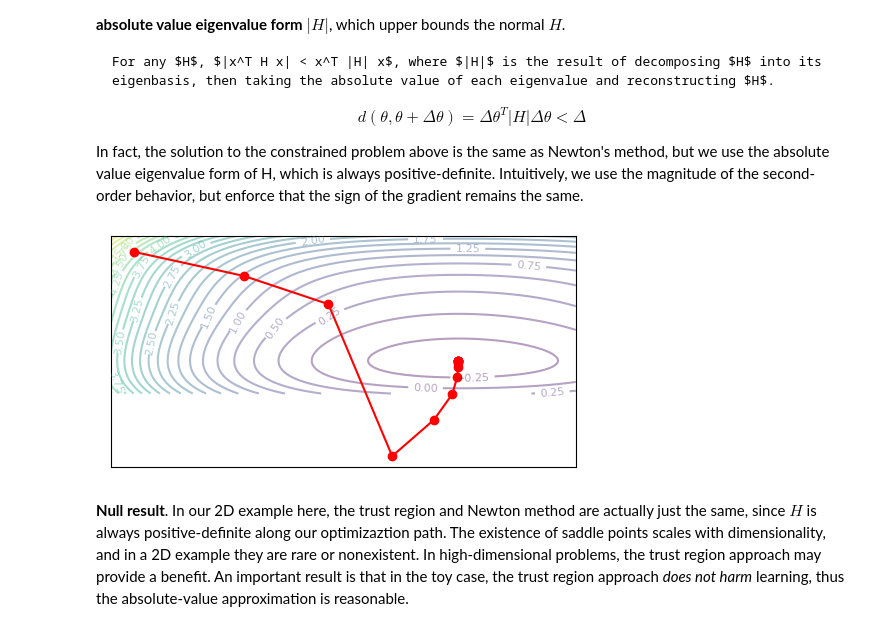
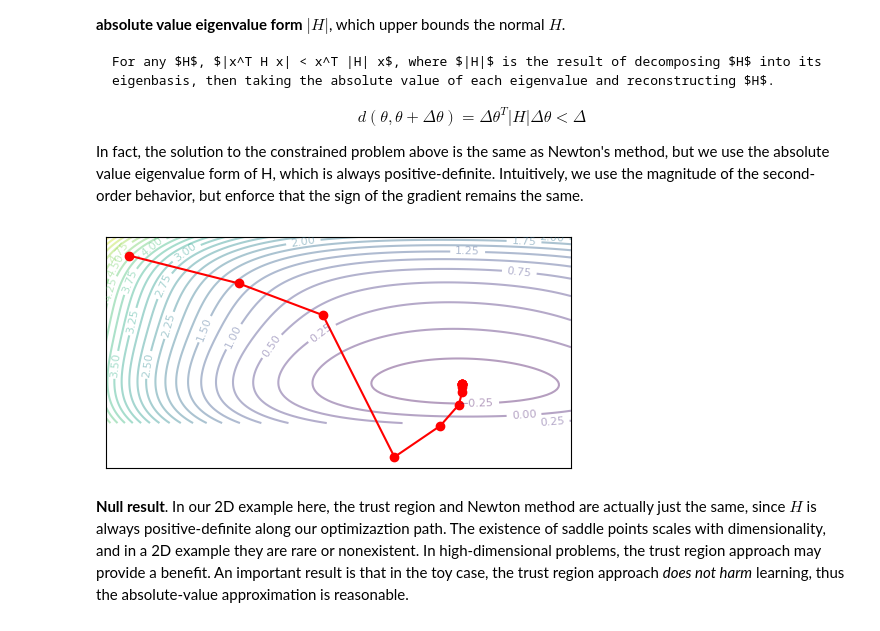
Before and after one commit to kvfrans/notes, a Jupyter notebook: 7-notes/second-order-optimization.ipynb, the cells around one changed output. Cells and saved outputs as stored; diff of their text form; code cells hidden in the pictures.

```diff
--- a/7-notes/second-order-optimization.ipynb
+++ b/7-notes/second-order-optimization.ipynb
@@ -75,7 +78,7 @@ def loss_fn(z):
     multipliers = jax.random.uniform(jax.random.PRNGKey(1), (8,))
     multipliers = multipliers.at[3].set(1)
     multipliers = multipliers.at[7].set(1)
-    return jnp.dot(all_polynomials, multipliers)
+    return jnp.dot(all_polynomials, multipliers) + 0.1 * (x * y)
 
 def plot_optim(optim_fn, opt_state, steps=15):
     iter_points = []
@@ -174,17 +177,17 @@ In fact, the solution to the constrained problem above is the same as Newton's m
 # %%
 @functools.partial(jax.jit, static_argnums=(2,))
 def trust_region_newton(z, opt_state, loss_fn):
     grad_z = jax.grad(loss_fn)(z)
     hessian_z = jax.hessian(loss_fn)(z)
-    eigvals, eigvecs = jnp.linalg.eig(hessian_z)
+    eigvals, eigvecs = jnp.linalg.eigh(hessian_z)
     eigvals = jnp.abs(eigvals)
     hessian_psd = jnp.dot(eigvecs, jnp.dot(jnp.diag(eigvals), eigvecs.T)).real
     new_z = z - 0.8 * (jnp.linalg.inv(hessian_psd) @ grad_z)
     opt_state = None
     return new_z, opt_state
 plot_optim(trust_region_newton, None)
 # %% [output]
-[figure, old version]
+[figure, new version]
 # %% [markdown]
 **Null result**. In our 2D example here, the trust region and Newton method are actually just the same, since $H$ is always positive-definite along our optimizaztion path. The existence of saddle points scales with dimensionality, and in a 2D example they are rare or nonexistent. In high-dimensional problems, the trust region approach may provide a benefit. An important result is that in the toy case, the trust region approach *does not harm* learning, thus the absolute-value approximation is reasonable.
 # %% [markdown]
```
Also changed, not shown: parts of 24 cells of this notebook.
